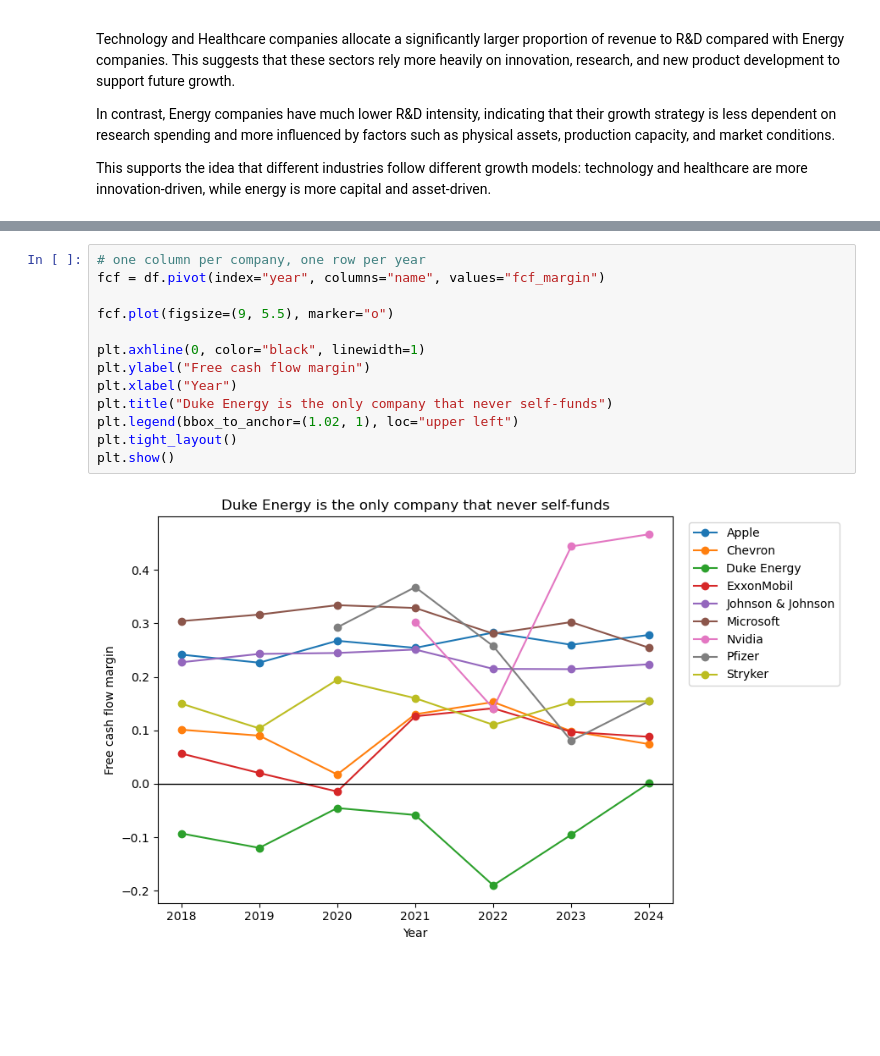
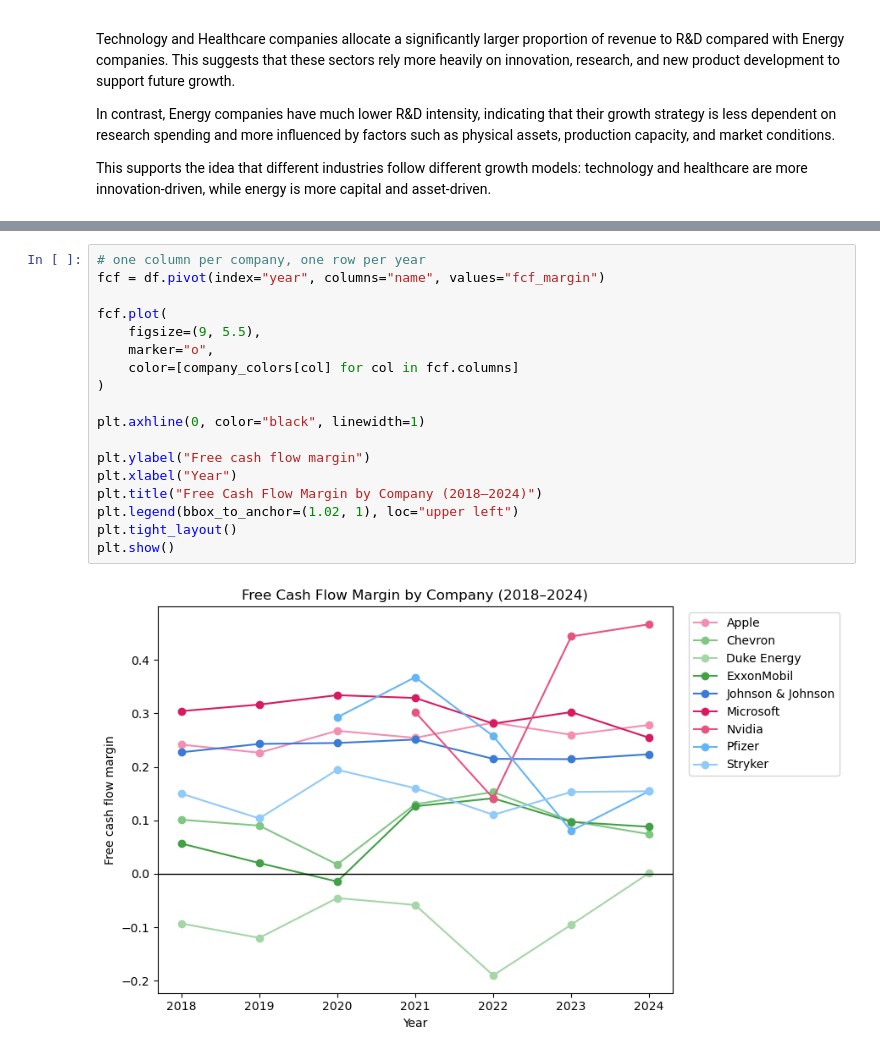
Before and after one commit to silyzch/me204-final-project., a Jupyter notebook: notebooks/NB03-silyzch-Data-Analysis.ipynb, the cells around one changed output, grey strips where cells are left out. Drawn from its saved outputs; the diff is of its cells as text; blank space fills up the shorter version.

```diff
--- a/notebooks/NB03-silyzch-Data-Analysis.ipynb
+++ b/notebooks/NB03-silyzch-Data-Analysis.ipynb
@@ -162,15 +332,20 @@ Free cash flow margin by company and year
 # %%
 # one column per company, one row per year
 fcf = df.pivot(index="year", columns="name", values="fcf_margin")
 
-fcf.plot(figsize=(9, 5.5), marker="o")
+fcf.plot(
+    figsize=(9, 5.5),
+    marker="o",
+    color=[company_colors[col] for col in fcf.columns]
+)
 
 plt.axhline(0, color="black", linewidth=1)
+
 plt.ylabel("Free cash flow margin")
 plt.xlabel("Year")
-plt.title("Duke Energy is the only company that never self-funds")
+plt.title("Free Cash Flow Margin by Company (2018–2024)")
 plt.legend(bbox_to_anchor=(1.02, 1), loc="upper left")
 plt.tight_layout()
 plt.show()
 # %% [output]
-[figure, old version]
+[figure, new version]
```
Also changed, not shown: parts of 29 cells of this notebook.
